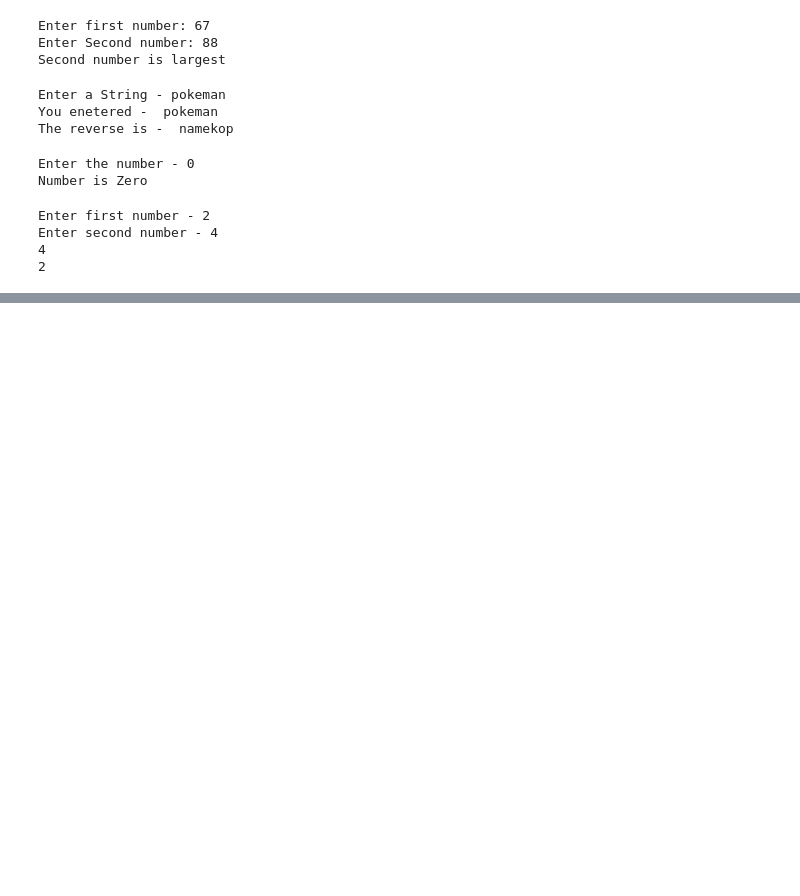
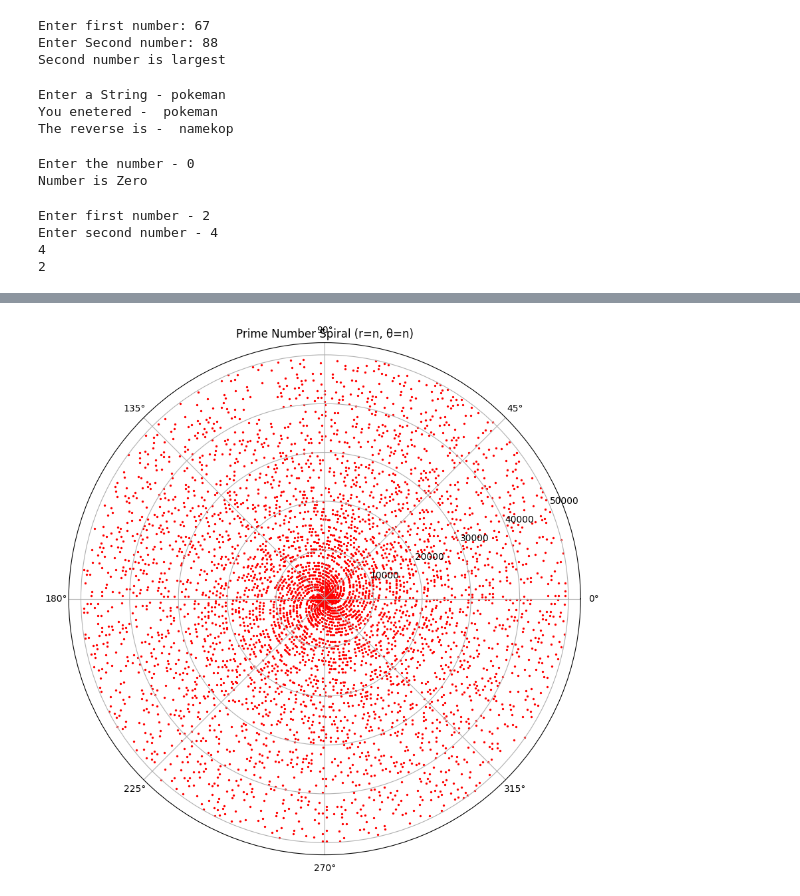
Before and after one commit to kbmathewsphd/My_First_ML_Proj, a Jupyter notebook: Practice1.ipynb, the cells around one changed output, grey strips where cells are left out. Drawn from its saved outputs; the diff is of its cells as text; code cells hidden in the pictures; blank space fills up the shorter version.

```diff
--- a/Practice1.ipynb
+++ b/Practice1.ipynb
@@ -575,0 +606,25 @@ Enter second number - 4
+# %%
+import numpy as np
+import matplotlib.pyplot as plt
+
+def generate_primes(limit):
+    sieve = np.ones(limit + 1, dtype=bool)
+    sieve[:2] = False
+
+    for i in range(2, int(limit**0.5) + 1):
+        if sieve[i]:
+            sieve[i*i : limit+1 : i] = False
+
+    return np.nonzero(sieve)[0]
+
+primes = generate_primes(50000)
+
+r = primes
+theta = primes  # radians
+
+fig, ax = plt.subplots(figsize=(10, 10), subplot_kw={'projection': 'polar'})
+ax.scatter(theta, r, s=2, c='red')
+ax.set_title("Prime Number Spiral (r=n, θ=n)")
+plt.show()
+# %% [output]
+[figure, added]
```
Also changed, not shown: parts of 6 cells of this notebook.
